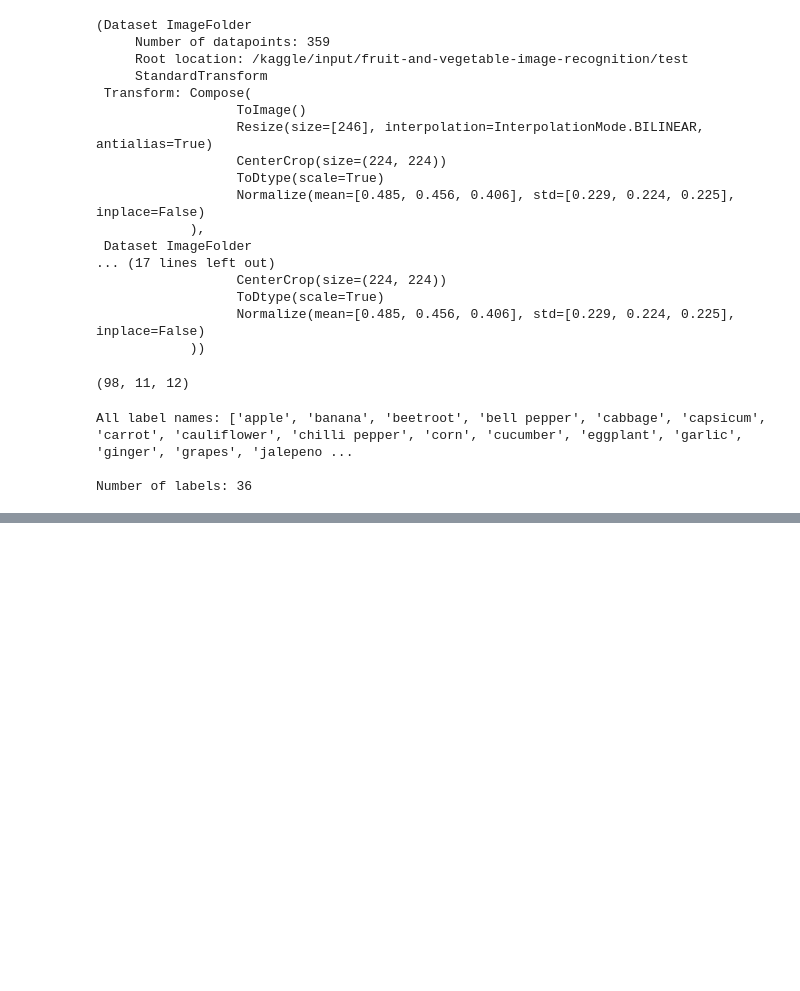
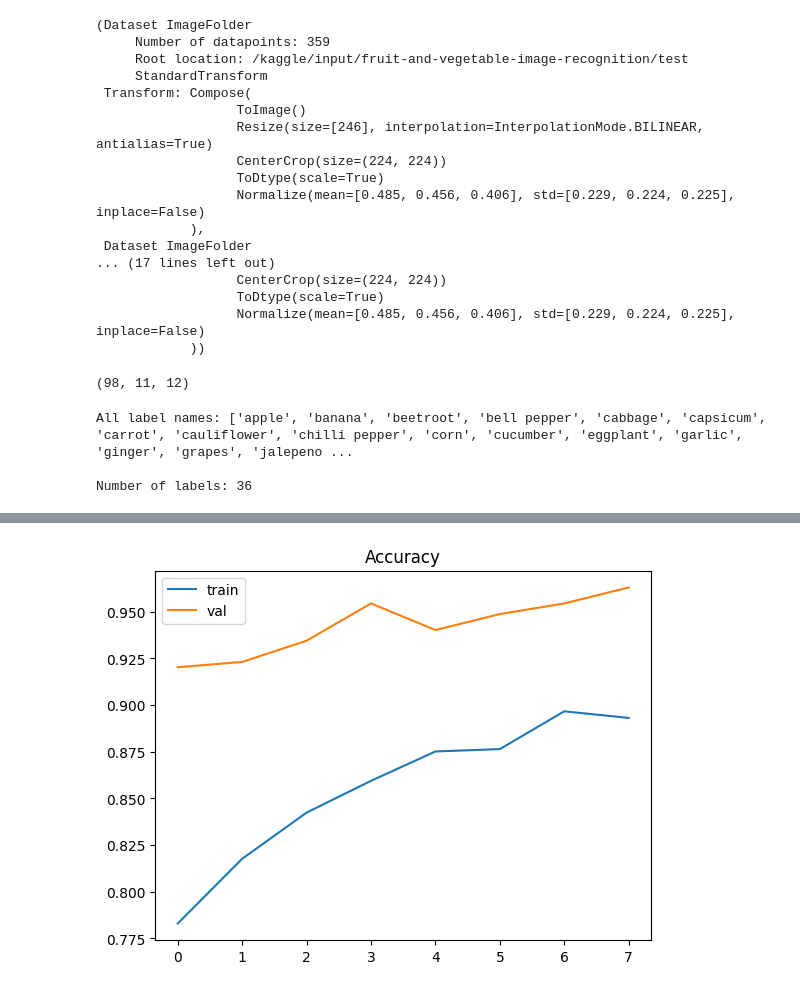
Before and after one commit to Karimkhab/image-recognition-fruits-and-vegetables, a Jupyter notebook: baseline_resnet_v1.ipynb, the cells around one changed output, grey strips where cells are left out. Saved outputs shown, nothing was run; the diff lists cells and outputs as text; code cells hidden in the pictures; blank space fills up the shorter version.

```diff
--- a/baseline_resnet_v1.ipynb
+++ b/baseline_resnet_v1.ipynb
@@ -209,0 +333,8 @@ optimizer =
+# %%
+plt.plot(artifacts['train']['accuracy'], label = 'train')
+plt.plot(artifacts['val']['accuracy'], label = 'val')
+plt.title('Accuracy')
+plt.legend()
+plt.show()
+# %% [output]
+[figure, added]
```
Also changed, not shown: parts of 13 cells of this notebook.
